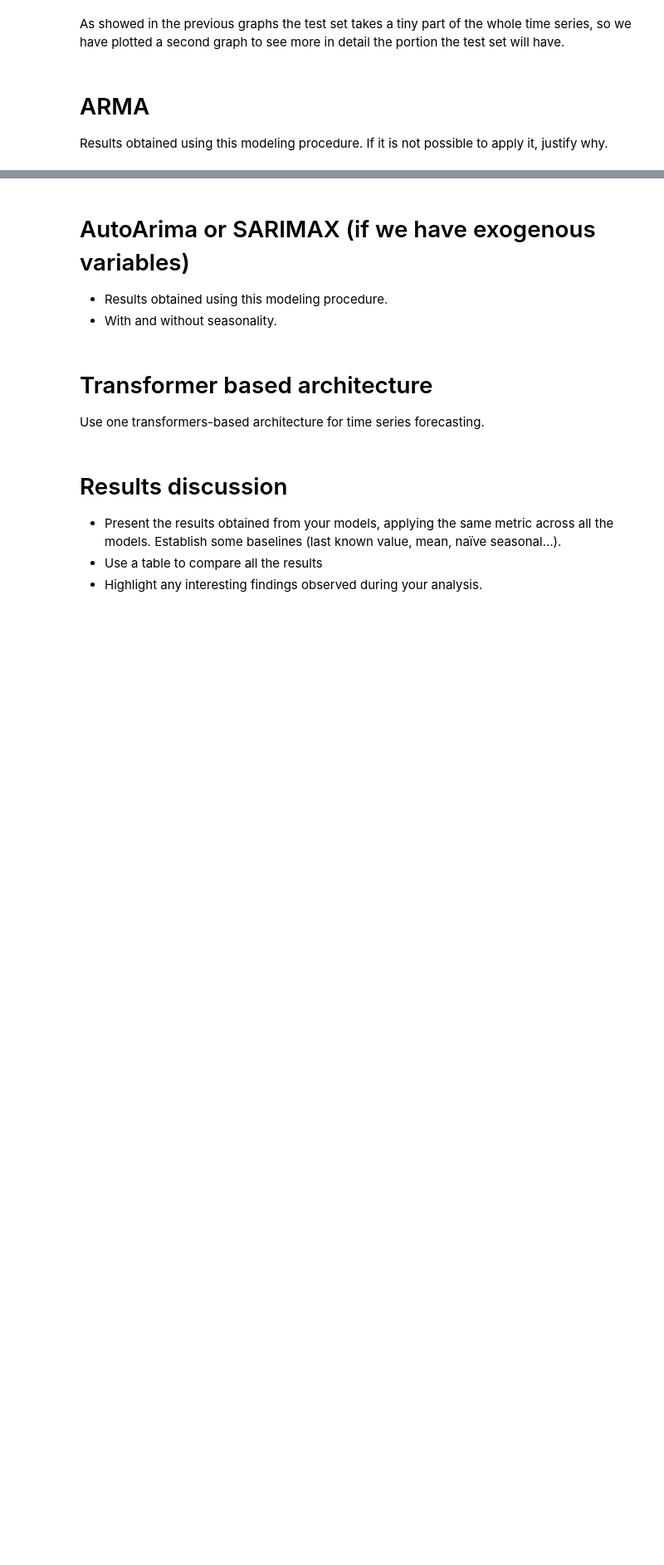
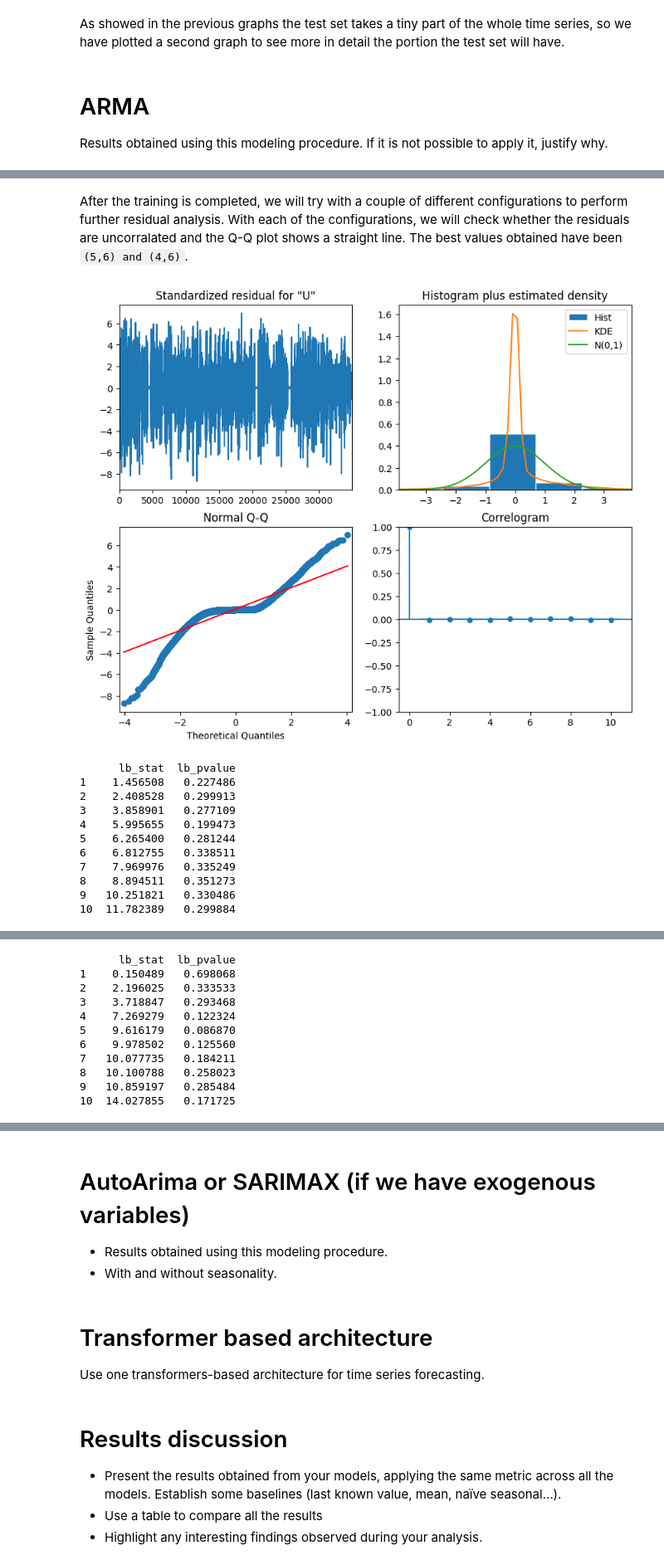
Before and after one commit to DiegoLopezAroca/Multivariate-Time-Series-Forecasting-of-Energy-Consumption-in-the-Steel-Industry, a Jupyter notebook: Advanced_ML_D2_2.ipynb, the cells around one changed output, grey strips where cells are left out. Shown at 83% size. Saved outputs shown, nothing was run; the diff lists cells and outputs as text; code cells hidden in the pictures; blank space fills up the shorter version.

```diff
--- a/Advanced_ML_D2_2.ipynb
+++ b/Advanced_ML_D2_2.ipynb
@@ -156,0 +166,23 @@ characteristic using ARIMA.
+# %%
+def optimize_AIC(endog: Union[pd.Series, list], order_list: list, d: int)-> pd.DataFrame:
+  results = []
+  for order in tqdm_notebook(order_list):
+    try:
+      model = SARIMAX(endog, order=(order[0], d, order[1]), simple_differencing=False).fit(disp=False)
+    except Exception as inst:
+      print(inst)
+      continue
+    aic = model.aic
+    results.append([order, aic])
+  result_df = pd.DataFrame(results)
+  result_df.columns = ['(p,q)', 'AIC']
+  result_df = result_df.sort_values(by='AIC',ascending=True).reset_index(drop=True)
+  return result_df
+
+ps = range(0, 7, 1)
+qs = range(0, 7, 1)
+d = 0 # 0 for stationarity, otherwise d would equal to the number of differings applied
+
+order_list = list(product(ps, qs))
+result_df = optimize_AIC(train['Usage_kWh'], order_list, d)
+result_df
@@ -156,0 +209,25 @@ characteristic using ARIMA.
+# %% [markdown]
+After the training is completed, we will try with a couple of different configurations to perform further residual analysis. With each of the configurations, we will check whether the residuals are uncorralated and the Q-Q plot shows a straight line. The best values obtained have been ``(5,6) and (4,6)``.
+# %%
+best_configs = np.array([(5,6), (4,6)])
+
+for config in best_configs:
+  model = SARIMAX(train["Usage_kWh"], order=(config[0], d, config[1]), simple_differencing=False) # d equals 0 because of its stationarity nature
+  model_fit = model.fit(disp=False)
+  model_fit.plot_diagnostics(figsize=(10,8))
+  plt.show()
+  residuals = model_fit.resid #This is where residuals are stored.
+  print( acorr_ljungbox(residuals, np.arange(1, 11, 1)))
+# %% [output]
+[figure, added]
+      lb_stat  lb_pvalue
+1    1.456508   0.227486
+2    2.408528   0.299913
+3    3.858901   0.277109
+4    5.995655   0.199473
+5    6.265400   0.281244
+6    6.812755   0.338511
+7    7.969976   0.335249
+8    8.894511   0.351273
+9   10.251821   0.330486
+10  11.782389   0.299884
@@ -156,0 +235,11 @@ characteristic using ARIMA.
+      lb_stat  lb_pvalue
+1    0.150489   0.698068
+2    2.196025   0.333533
+3    3.718847   0.293468
+4    7.269279   0.122324
+5    9.616179   0.086870
+6    9.978502   0.125560
+7   10.077735   0.184211
+8   10.100788   0.258023
+9   10.859197   0.285484
+10  14.027855   0.171725
```
Also changed, not shown: parts of 7 cells of this notebook.
